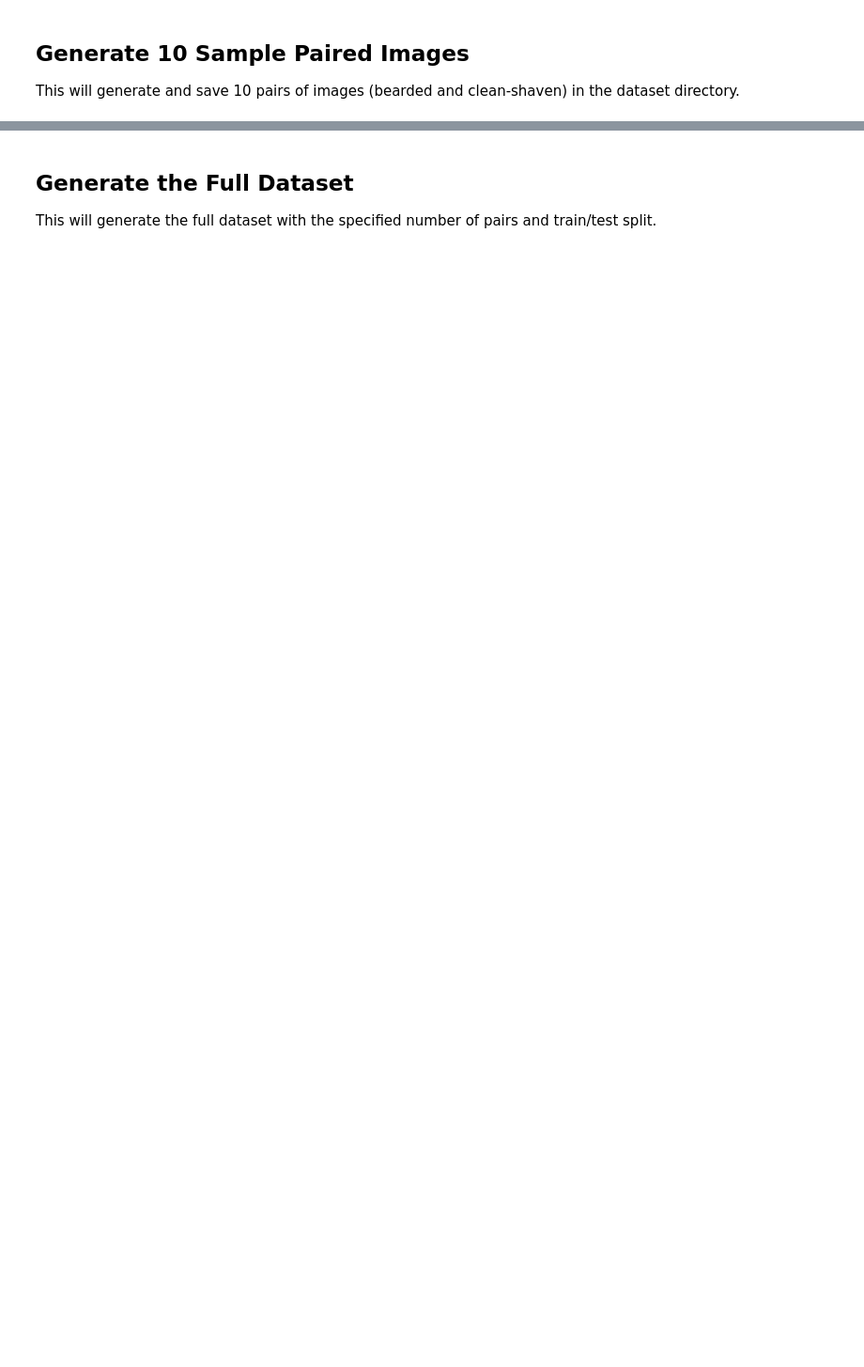
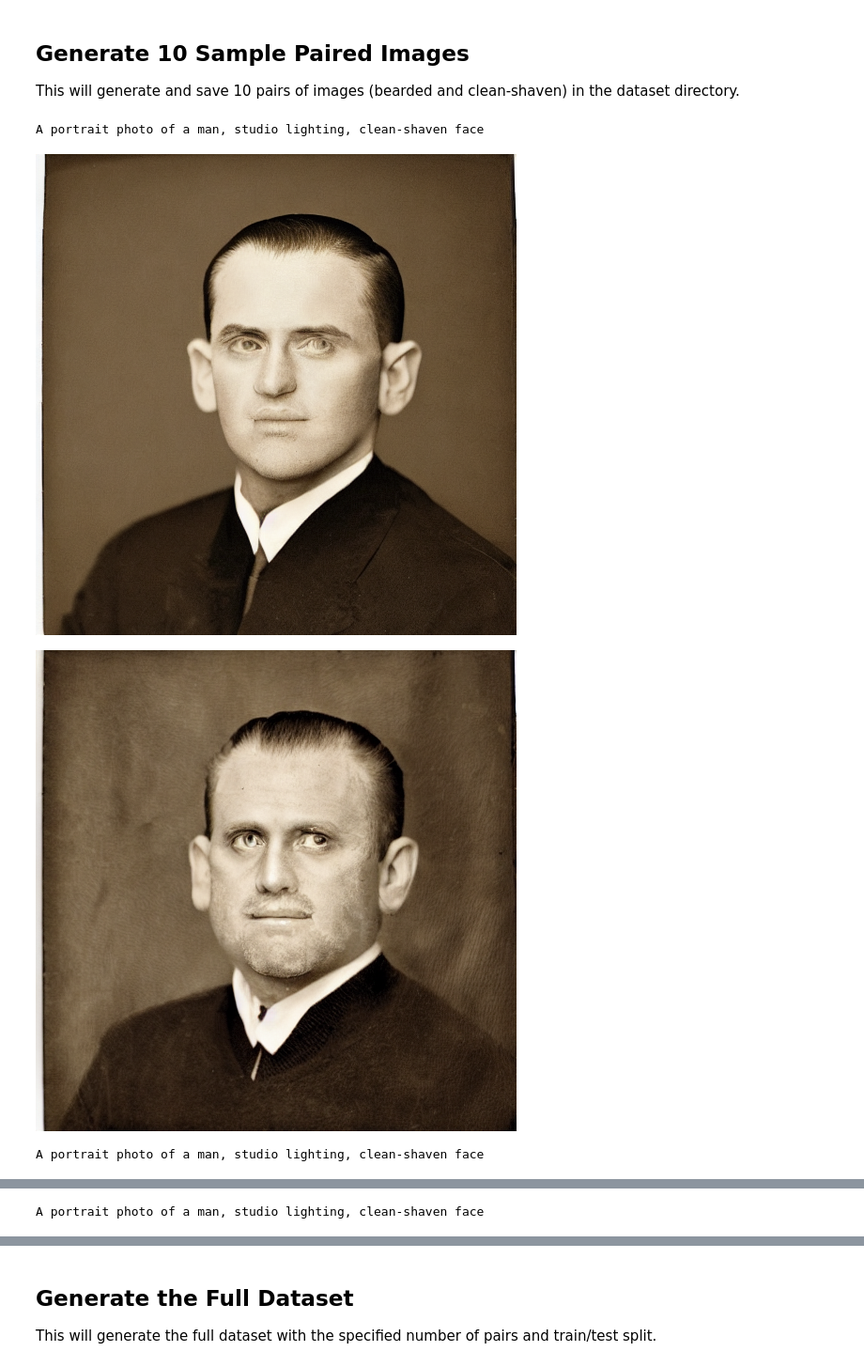
Before and after one commit to ErayOnder/AI-BeardRemoval-Project, a Jupyter notebook: BeardRemoval_Colab_Demo.ipynb, the cells around one changed output, grey strips where cells are left out. Shown at 94% size. Cells and saved outputs as stored; diff of their text form; code cells hidden in the pictures; blank space fills up the shorter version.

```diff
--- a/BeardRemoval_Colab_Demo.ipynb
+++ b/BeardRemoval_Colab_Demo.ipynb
@@ -18,14 +42,20 @@ sd_generator = StableDiffusionGenerator()
 ## Generate 10 Sample Paired Images
 This will generate and save 10 pairs of images (bearded and clean-shaven) in the dataset directory.
 # %%
-base_prompt = "A portrait photo of a young man, smiling, studio lighting"
+base_prompt = "A portrait photo of a young man with a clean-shaven face, smiling, studio lighting"
 for i in range(10):
     bearded_img, clean_img = sd_generator.generate_paired_images(
         base_prompt=base_prompt,
         seed=42 + i,
         split="train",
-        pair_id=i
+        pair_id=i,
+        img2img_strength= 0.5
     )
     # Optionally display the images in the notebook
     display(bearded_img)
     display(clean_img)
+# %% [output]
+A portrait photo of a man, studio lighting, clean-shaven face
+[figure, added]
+[figure, added]
+A portrait photo of a man, studio lighting, clean-shaven face
@@ -31,0 +64 @@ for i in range(10):
+A portrait photo of a man, studio lighting, clean-shaven face
```
Also changed, not shown: parts of 3 cells of this notebook.
